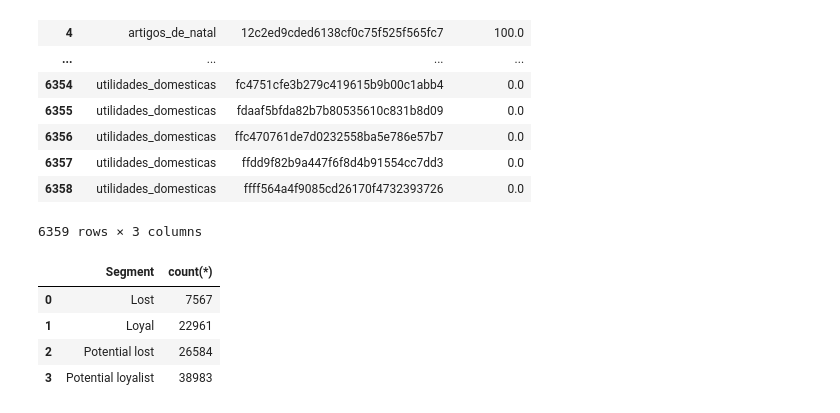
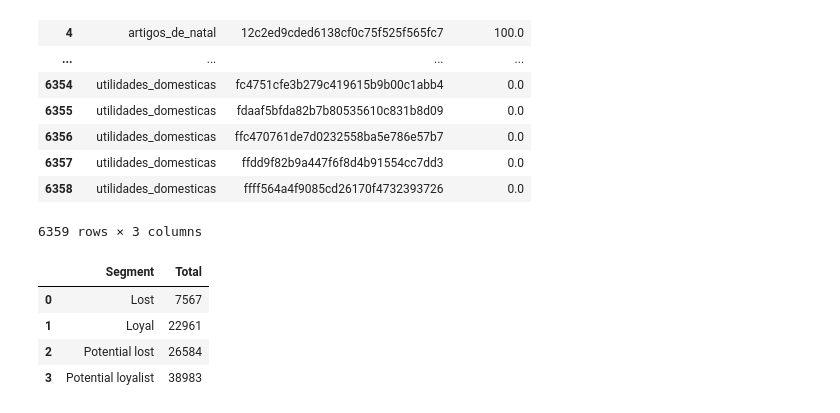
Before and after one commit to FabienHaury/Comprendre-comportement-d-achat-produits-phares-fr-quence-d-achat-dans-l-e-commerce, a Jupyter notebook: SQL/e_comm_brazil_SQL.ipynb, the cells around one changed output. Saved outputs shown, nothing was run; the diff lists cells and outputs as text; code cells hidden in the pictures.

```diff
--- a/SQL/e_comm_brazil_SQL.ipynb
+++ b/SQL/e_comm_brazil_SQL.ipynb
@@ -710,35 +702,35 @@ select
     customer_unique_id,
     recency_score,
     frequency_score,
     monetary_score,
     recency_score + frequency_score + monetary_score as "RFM_score"
 from rfm
 ),
 
 rfm_segment as (
 select
     customer_unique_id,
     case
         when RFM_score >= 12 then "Loyal"
         when RFM_score between 8 and 11 then "Potential loyalist"
         when RFM_score between 5 and 7 then "Potential lost"
         else "Lost"
     end as "Segment"
 from rfm_score
 )
 
 select
     Segment,
-    count(*)
+    count(*) as Total
 from rfm_segment
 group by Segment
 """
 
 
 df = request_sql(requete, conn)
 df
 # %% [output]
-|  | Segment | count(*) |
+|  | Segment | Total |
 | 0 | Lost | 7567 |
 | 1 | Loyal | 22961 |
 | 2 | Potential lost | 26584 |
```
Also changed, not shown: parts of 4 cells of this notebook.
